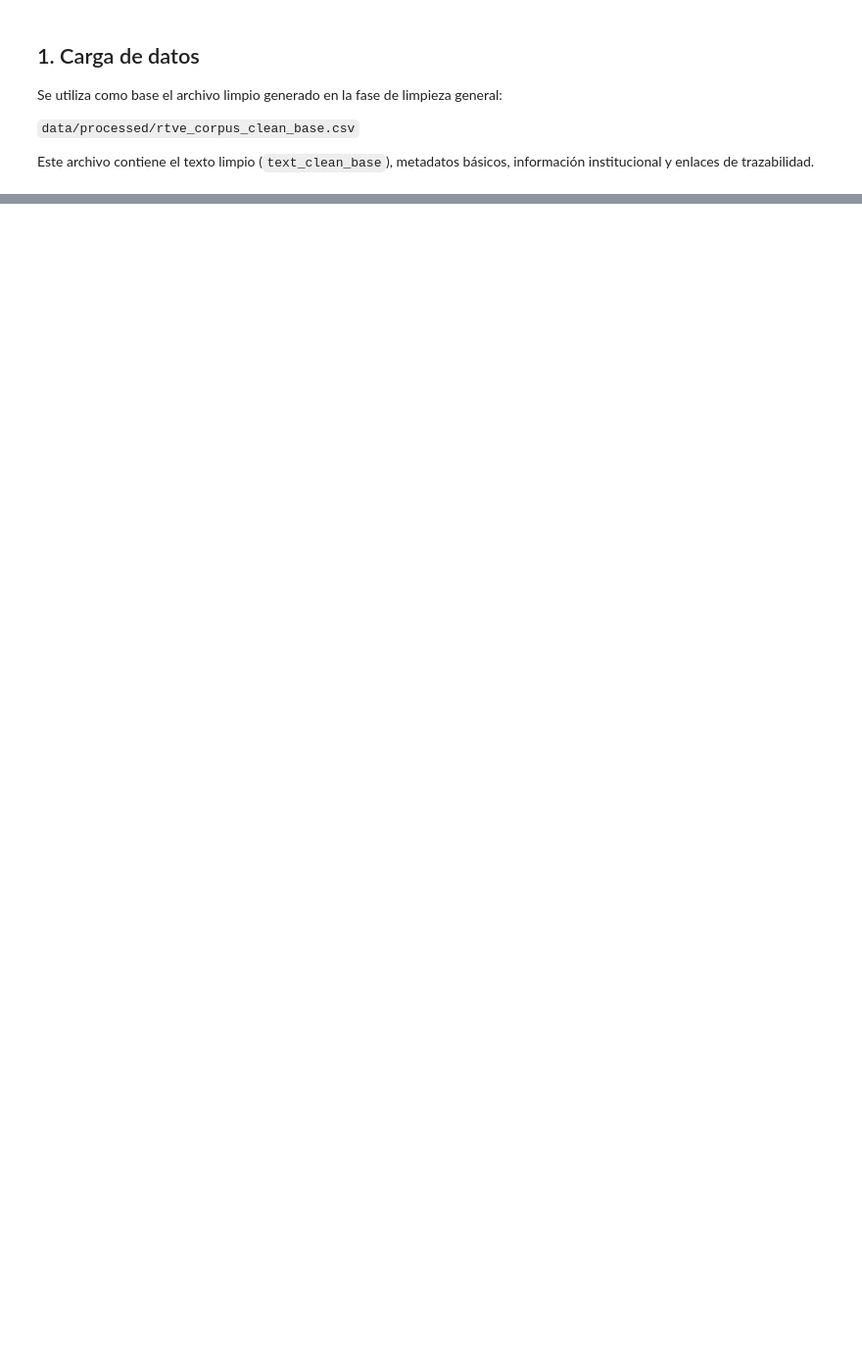
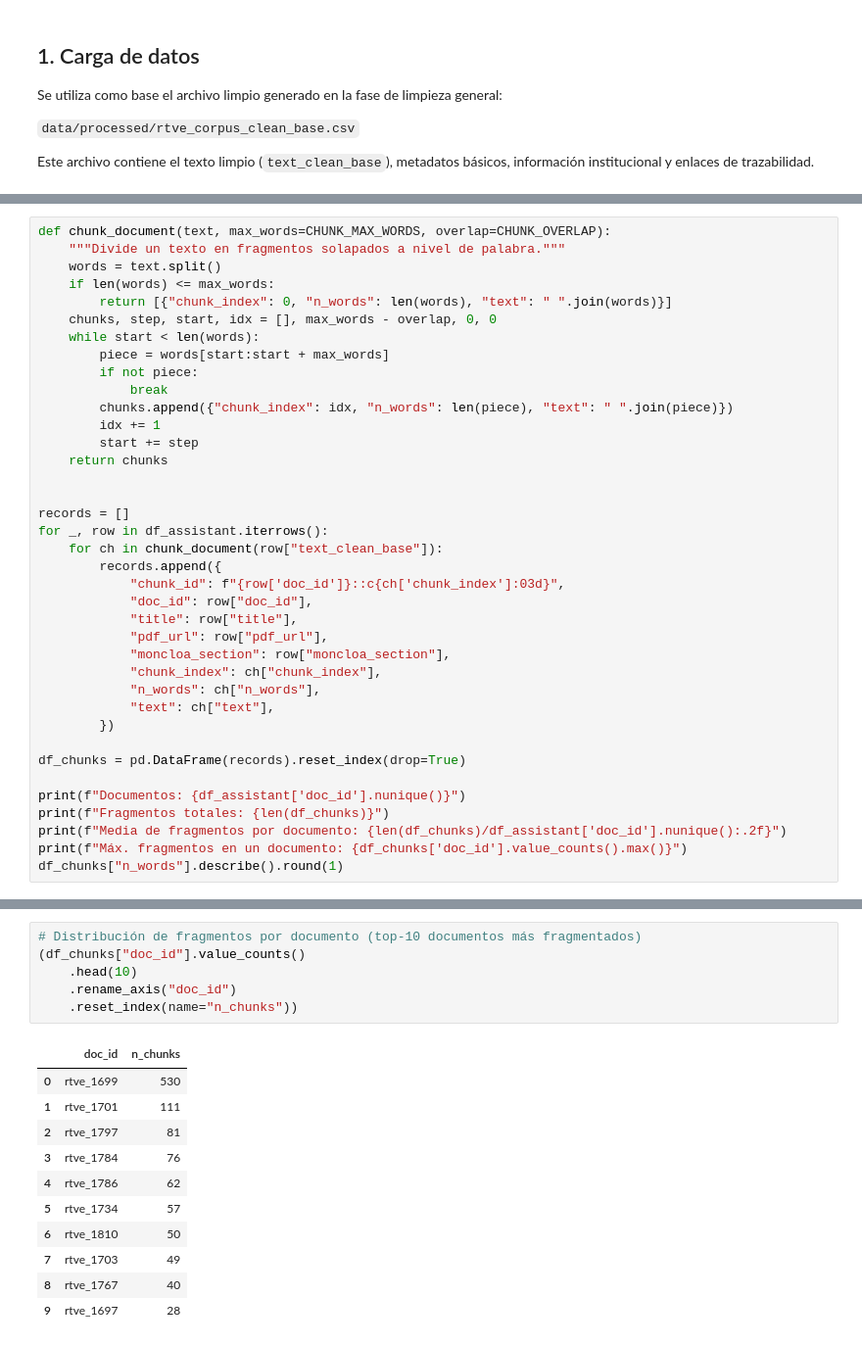
Before and after one commit to dieegordg/Proyecto-Machine-Learning-UNAV---Bayesianos-de-los-Ca-dos, a Jupyter notebook: notebooks/07_caso_uso4_asistente_semantico.ipynb, the cells around one changed output, grey strips where cells are left out. Shown at 98% size. Drawn from its saved outputs; the diff is of its cells as text; blank space fills up the shorter version.

```diff
--- a/notebooks/07_caso_uso4_asistente_semantico.ipynb
+++ b/notebooks/07_caso_uso4_asistente_semantico.ipynb
@@ -284,0 +222,38 @@ La respuesta asistida mediante LLM debe considerarse una ampliación futura, no
+# %%
+def chunk_document(text, max_words=CHUNK_MAX_WORDS, overlap=CHUNK_OVERLAP):
+    """Divide un texto en fragmentos solapados a nivel de palabra."""
+    words = text.split()
+    if len(words) <= max_words:
+        return [{"chunk_index": 0, "n_words": len(words), "text": " ".join(words)}]
+    chunks, step, start, idx = [], max_words - overlap, 0, 0
+    while start < len(words):
+        piece = words[start:start + max_words]
+        if not piece:
+            break
+        chunks.append({"chunk_index": idx, "n_words": len(piece), "text": " ".join(piece)})
+        idx += 1
+        start += step
+    return chunks
+
+
+records = []
+for _, row in df_assistant.iterrows():
+    for ch in chunk_document(row["text_clean_base"]):
+        records.append({
+            "chunk_id": f"{row['doc_id']}::c{ch['chunk_index']:03d}",
+            "doc_id": row["doc_id"],
+            "title": row["title"],
+            "pdf_url": row["pdf_url"],
+            "moncloa_section": row["moncloa_section"],
+            "chunk_index": ch["chunk_index"],
+            "n_words": ch["n_words"],
+            "text": ch["text"],
+        })
+
+df_chunks = pd.DataFrame(records).reset_index(drop=True)
+
+print(f"Documentos: {df_assistant['doc_id'].nunique()}")
+print(f"Fragmentos totales: {len(df_chunks)}")
+print(f"Media de fragmentos por documento: {len(df_chunks)/df_assistant['doc_id'].nunique():.2f}")
+print(f"Máx. fragmentos en un documento: {df_chunks['doc_id'].value_counts().max()}")
+df_chunks["n_words"].describe().round(1)
@@ -284,0 +274,18 @@ La respuesta asistida mediante LLM debe considerarse una ampliación futura, no
+# %%
+# Distribución de fragmentos por documento (top-10 documentos más fragmentados)
+(df_chunks["doc_id"].value_counts()
+    .head(10)
+    .rename_axis("doc_id")
+    .reset_index(name="n_chunks"))
+# %% [output]
+|  | doc_id | n_chunks |
+| 0 | rtve_1699 | 530 |
+| 1 | rtve_1701 | 111 |
+| 2 | rtve_1797 | 81 |
+| 3 | rtve_1784 | 76 |
+| 4 | rtve_1786 | 62 |
+| 5 | rtve_1734 | 57 |
+| 6 | rtve_1810 | 50 |
+| 7 | rtve_1703 | 49 |
+| 8 | rtve_1767 | 40 |
+| 9 | rtve_1697 | 28 |
```
Also changed, not shown: parts of 53 cells of this notebook.
